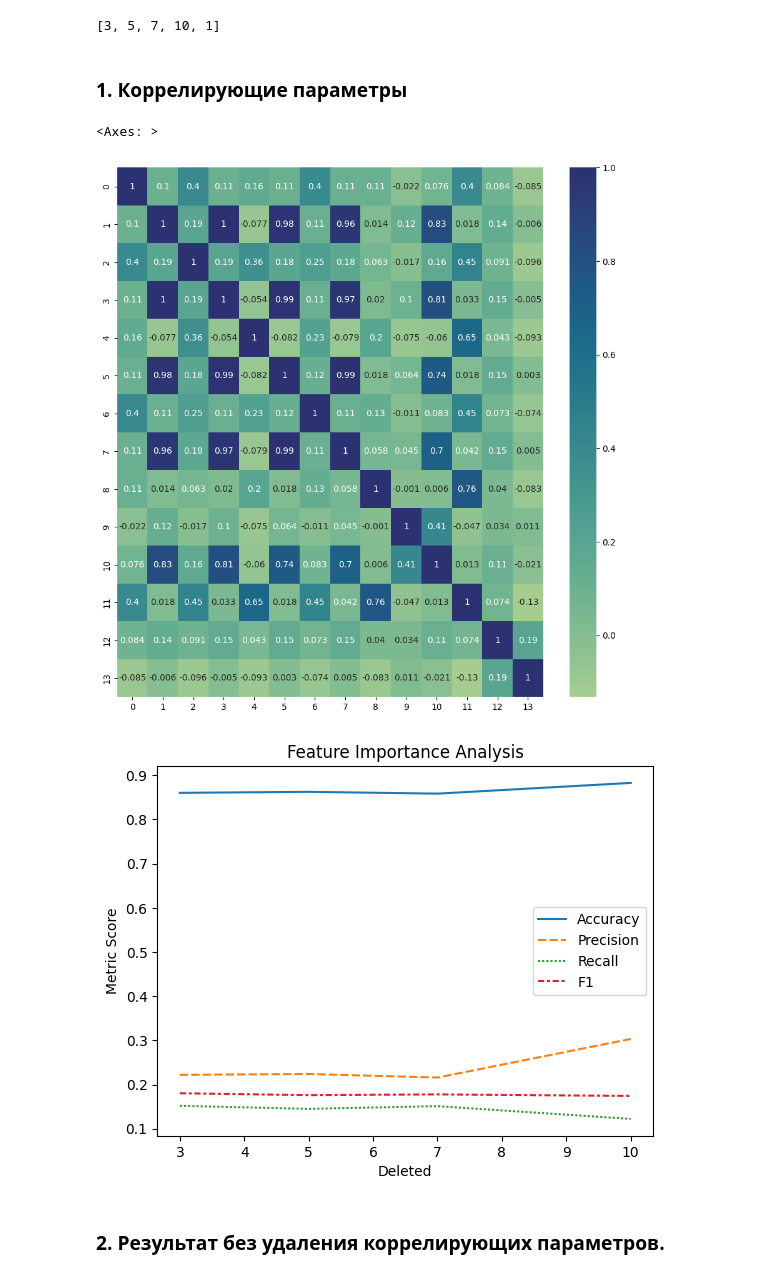
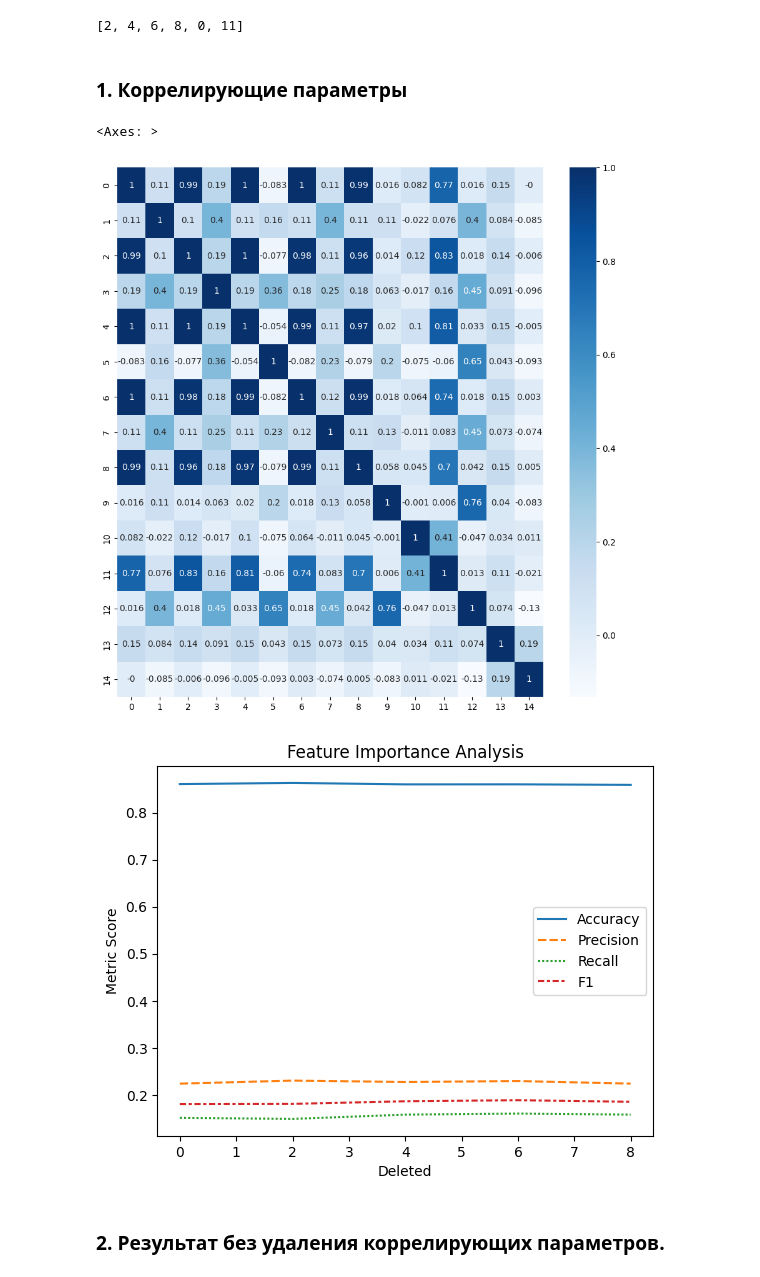
Before and after one commit to ArnautovPeter/Stellar-classification, a Jupyter notebook: src/lr.ipynb, the cells around one changed output. Drawn from its saved outputs; the diff is of its cells as text; code cells hidden in the pictures.

Commit message:
Images

```diff
--- a/src/lr.ipynb
+++ b/src/lr.ipynb
@@ -13,7 +11,7 @@ from sklearn.model_selection import train_test_split
 # %%
 RS = 42
 # %%
-data = pd.read_csv("../data/whole_data.csv").iloc[:, 4:].drop("type", axis=1).dropna()
+data = pd.read_csv("../data/whole_data.csv").iloc[:, 3:].drop("type", axis=1).dropna()
 
 features, labels = data.drop("present", axis=1), data["present"]
 
@@ -31,7 +29,7 @@ for row in corr.iterrows():
 
 candidates
 # %% [output]
-[3, 5, 7, 10, 1]
+[2, 4, 6, 8, 0, 11]
 # %%
 X_train, X_test, Y_train, Y_test = train_test_split(features, labels, random_state=RS, train_size=0.8)
 
@@ -45,11 +43,11 @@ class_weight = {0: 1, 1: 4}
 # %%
 plt.figure(figsize=(11, 11))
 
 corr = features.corr()
-sns.heatmap(corr.round(3), cmap="crest", annot=True)
+sns.heatmap(corr.round(3), cmap="Blues", annot=True)
 # %% [output]
 <Axes: >
-[figure, old version]
+[figure, new version]
 # %%
 # Make a copy of features
 features_copy = features.copy()
@@ -89,7 +87,7 @@ plt.title("Feature Importance Analysis")
 plt.ylabel("Metric Score")
 plt.show()
 # %% [output]
-[figure, old version]
+[figure, new version]
 # %% [markdown]
 ### 2. Результат без удаления коррелирующих параметров.
 # %%
```
Also changed, not shown: parts of 5 cells of this notebook, 5 other files.
